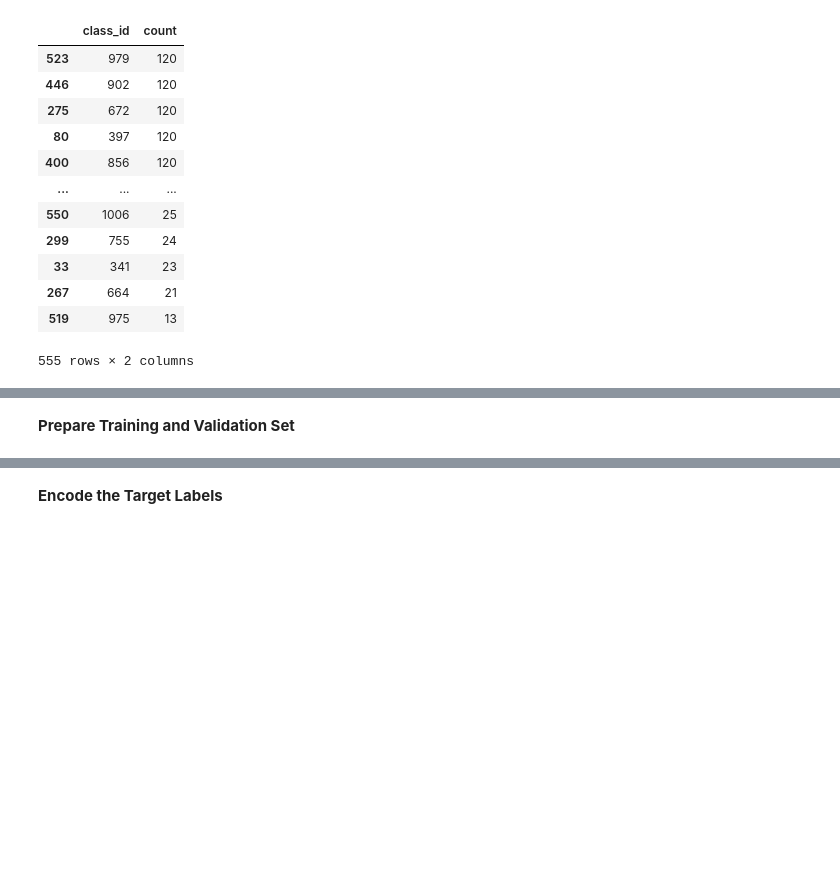
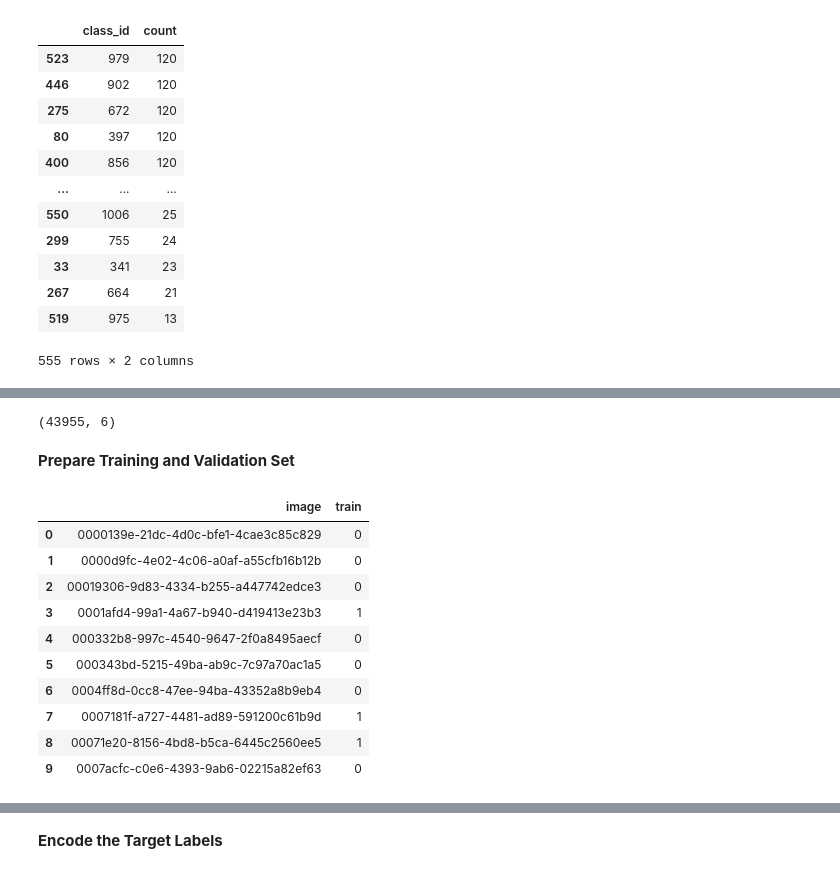
Before and after one commit to rmd-davis/MMAI_894, a Jupyter notebook: MMAI_894_TransferLearning_Kishore.ipynb, the cells around one changed output, grey strips where cells are left out. Cells and saved outputs as stored; diff of their text form; code cells hidden in the pictures; blank space fills up the shorter version.

```diff
--- a/MMAI_894_TransferLearning_Kishore.ipynb
+++ b/MMAI_894_TransferLearning_Kishore.ipynb
@@ -40,6 +40,9 @@ df_info = pd.read_excel('dataset_information.xlsx', sheet_name = 'images.txt')
 
 #Load class information
 df_classes = pd.read_excel('dataset_information.xlsx', sheet_name = 'classes.txt')
+
+#Read Train Test Split details
+df_train_test = pd.read_csv('train_test_split.csv')
 # %%
 df_classes.head(10)
 # %% [output]
@@ -151,3 +144,7 @@ df_target.tail(10)
+# %%
+df_target.shape
+# %% [output]
+(43955, 6)
 # %%
 df_target['class_id'] = df_target['class_id'].astype(str)
 df_target['image_location'] = df_target['image_location'].astype(str)
@@ -156,3 +153,17 @@ datasetdir = '/content/drive/.shortcut-targets-by-id/17pVG9Sy8XzdWBm7-KrdDnpAmGy
 os.chdir(datasetdir)
 # %% [markdown]
 **Prepare Training and Validation Set**
+# %%
+df_train_test.head(10)
+# %% [output]
+|  | image | train |
+| 0 | 0000139e-21dc-4d0c-bfe1-4cae3c85c829 | 0 |
+| 1 | 0000d9fc-4e02-4c06-a0af-a55cfb16b12b | 0 |
+| 2 | 00019306-9d83-4334-b255-a447742edce3 | 0 |
+| 3 | 0001afd4-99a1-4a67-b940-d419413e23b3 | 1 |
+| 4 | 000332b8-997c-4540-9647-2f0a8495aecf | 0 |
+| 5 | 000343bd-5215-49ba-ab9c-7c97a70ac1a5 | 0 |
+| 6 | 0004ff8d-0cc8-47ee-94ba-43352a8b9eb4 | 0 |
+| 7 | 0007181f-a727-4481-ad89-591200c61b9d | 1 |
+| 8 | 00071e20-8156-4bd8-b5ca-6445c2560ee5 | 1 |
+| 9 | 0007acfc-c0e6-4393-9ab6-02215a82ef63 | 0 |
```
Also changed, not shown: parts of 69 cells of this notebook.
